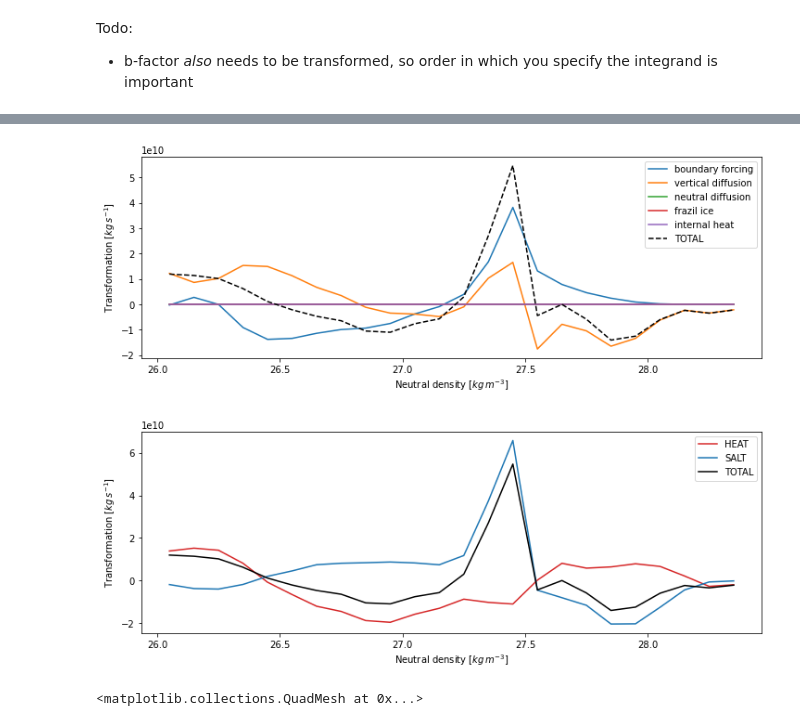
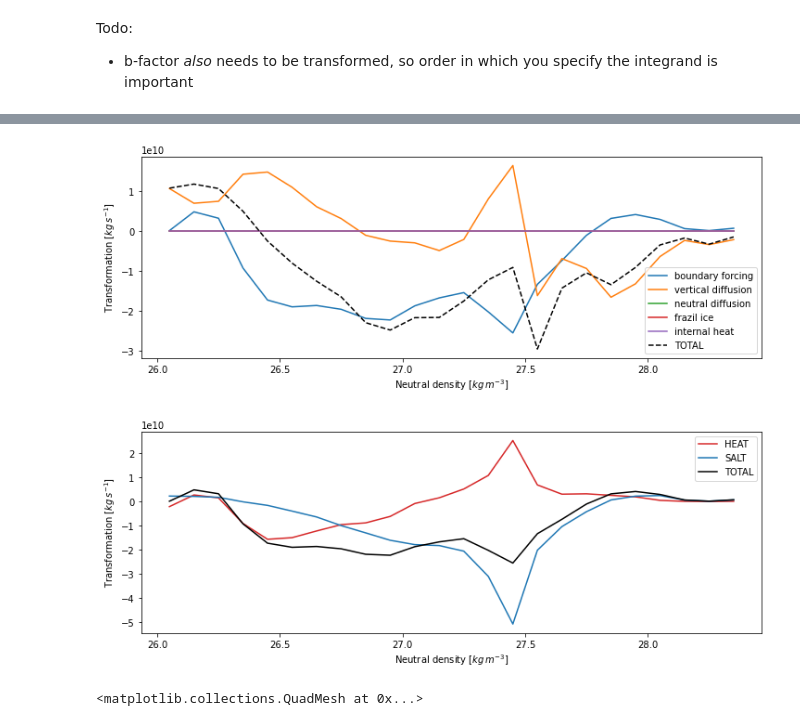
Before and after one commit to gmacgilchrist/so_decadal_variability, a Jupyter notebook: notebooks/so_decadal-variability_OM4-JRA.ipynb, the cells around one changed output, grey strips where cells are left out. Saved outputs shown, nothing was run; the diff lists cells and outputs as text; code cells hidden in the pictures.

Commit message:
surface mass flux included

```diff
--- a/notebooks/so_decadal-variability_OM4-JRA.ipynb
+++ b/notebooks/so_decadal-variability_OM4-JRA.ipynb
@@ -70,3 +88,8 @@ ds = ds.isel(time=0)
+# %%
+# Take annual means of surface flux data
+ds_surf_annual = ds_surf.groupby('time.year').mean('time').rename({'year':'time'}).assign_coords({'time':ds['time']})
+# Grab
+ds = xr.merge([ds,ds_surf_annual])
 # %%
 # Build an xgcm grid object
 # Create a pseudo-grid in the vertical
@@ -158,0 +184,15 @@ plt.colorbar(im,ax=ax)
+# %%
+# Assign a z-coordinate to the surface fluxes
+Q_m = ds['wfo'].expand_dims({'z_l':ds['z_l']}).where(ds['z_l']==ds['z_l'][0],0)
+S = ds['sos'].expand_dims({'z_l':ds['z_l']}).where(ds['z_l']==ds['z_l'][0],0)
+T = ds['tos'].expand_dims({'z_l':ds['z_l']}).where(ds['z_l']==ds['z_l'][0],0)
+# And define S and T of inflowing mass
+S_m = xr.zeros_like(S)
+T_m = T
+# %%
+# Just do boundary fluxes initially
+heat_tend = ds['boundary_forcing_heat_tendency']
+salt_tend = ds['boundary_forcing_salt_tendency']
+
+drho_heat = -(alpha/Cp)*(heat_tend - Cp*Q_m*(T-T_m))
+drho_salt = beta*(salt_tend*1000-Q_m*(S-S_m))
@@ -249,6 +299,12 @@ for process in processes:
         salt_tend,
         alpha=alpha,
         beta=beta,Cp=Cp)
+
+    # For boundary forcing, include contribution to material derivative from mass flux
+    if process=='boundary forcing':
+        drhodt_salt[process] += -alpha*Q_m*(T-T_m)
+        drhodt_salt[process] += -beta*Q_m*(S-S_m)
+        drhodt[process] = drhodt_heat[process] + drhodt_salt[process]
 # %%
 # Check signs
 drhodt_salt['boundary forcing'].sel(xh=-150,method='nearest').mean('time').plot(vmin=-2E-6)
@@ -335,23 +383,24 @@ Wall time: 22.6 ms
 # %%
 fig, ax = plt.subplots(figsize=(12,4))
-# G['total'] = xr.zeros_like(G[processes[0]].mean('time'))
+G['total'] = xr.zeros_like(G[processes[0]].mean('time'))
 for process in processes:
     ax.plot(G['density_i'],G[process].mean('time'),label=process)
-#     G['total'] += G[process].mean('time')
+    G['total'] += G[process].mean('time')
 ax.plot(G['density_i'],G['total'],color='k',linestyle='--',label='TOTAL')
 ax.legend()
 ax.set_xlabel('Neutral density [$kg\,m^{-3}$]')
 ax.set_ylabel('Transformation [$kg\,s^{-1}$]');
 # %% [output]
-[figure, old version]
+[figure, new version]
 # %%
 total = xr.zeros_like(G[processes[0]].mean('time'))
 total_heat = xr.zeros_like(G_heat[processes[0]].mean('time'))
 total_salt = xr.zeros_like(G_salt[processes[0]].mean('time'))
-for process in processes:
-    total += G[process].mean('time')
-    total_heat += G_heat[process].mean('time')
-    total_salt += G_salt[process].mean('time')
+# for process in processes:
+process = 'boundary forcing'
+total += G[process].mean('time')
+total_heat += G_heat[process].mean('time')
+total_salt += G_salt[process].mean('time')
 
 fig,ax = plt.subplots(figsize=(12,4))
 ax.plot(G_heat['density_i'],total_heat,color='tab:red',linestyle='-',label='HEAT')
@@ -361,7 +410,7 @@ ax.legend()
 ax.set_xlabel('Neutral density [$kg\,m^{-3}$]')
 ax.set_ylabel('Transformation [$kg\,s^{-1}$]');
 # %% [output]
-[figure, old version]
+[figure, new version]
 # %%
 # Try to see what's going on around 27.4
 ind = (ds_SO['gamma_n']>27.3) & (ds_SO['gamma_n']<27.5)
```
Also changed, not shown: parts of 23 cells of this notebook, 1 other file.
